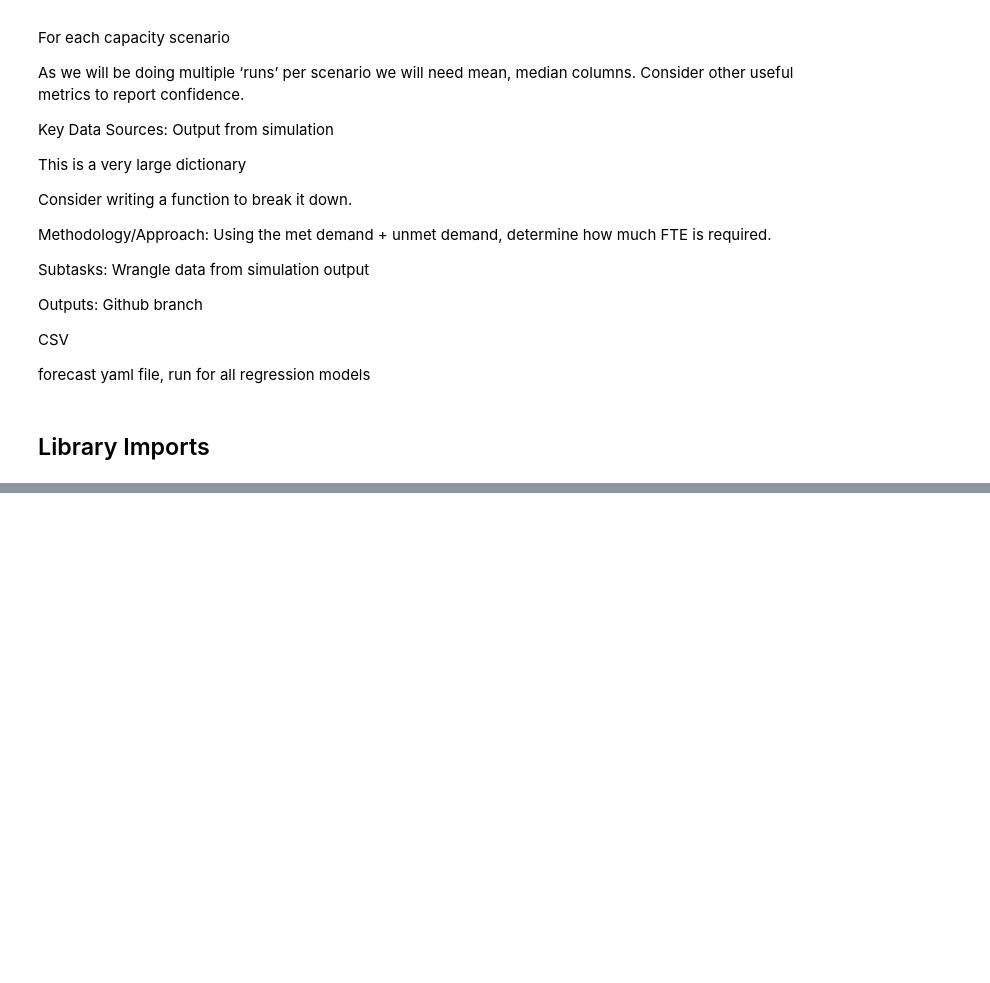
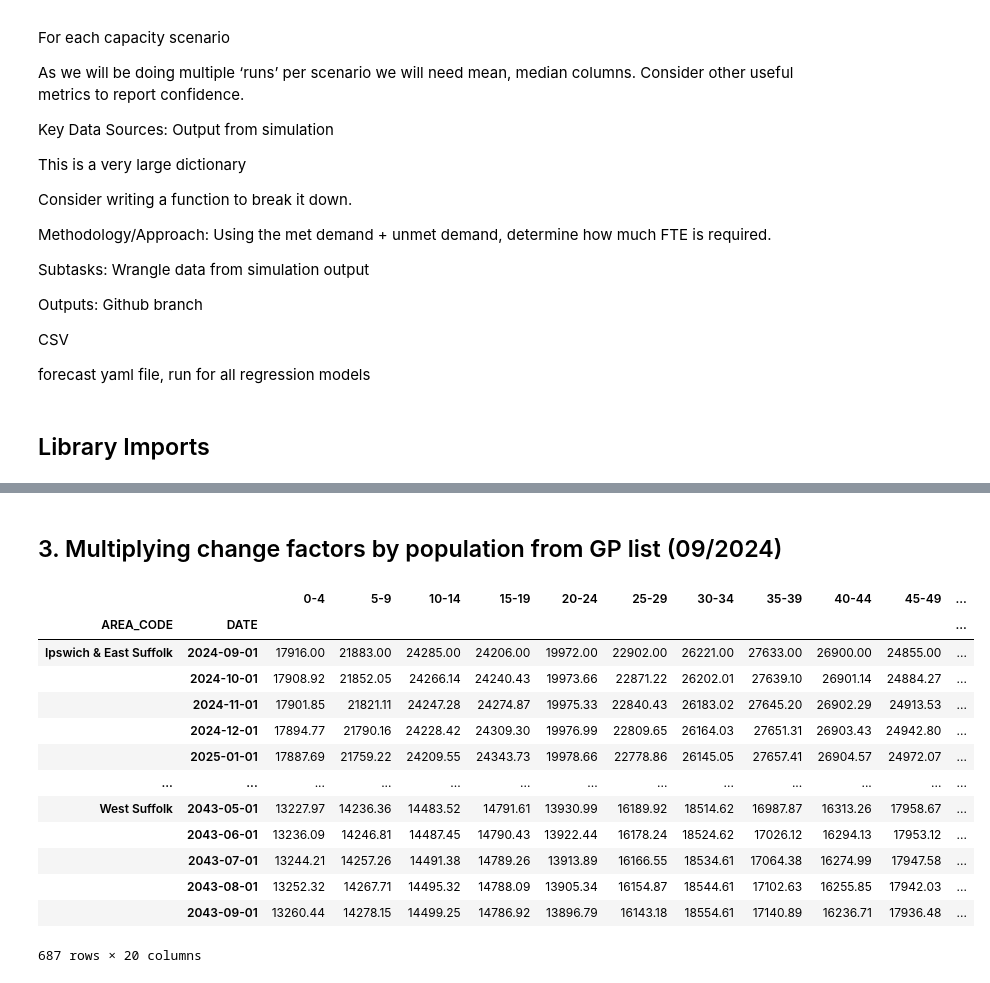
Before and after one commit to Norfolk-Suffolk-ICS/PrimaryCareDemandAndCapacity, a Jupyter notebook: notebooks/2d_Appointments.ipynb, the cells around one changed output, grey strips where cells are left out. Drawn from its saved outputs; the diff is of its cells as text; code cells hidden in the pictures; blank space fills up the shorter version.

```diff
--- a/notebooks/2d_Appointments.ipynb
+++ b/notebooks/2d_Appointments.ipynb
@@ -91,0 +201,7 @@ appointments_df = appointments_catalog_entry.load()
+# %%
+# Transposing the dataframe
+patients_df_transformed = (patients_df.T).stack(level='AREA_CODE').reset_index()
+patients_df_transformed = patients_df_transformed.drop(columns = ['level_0'])
+patients_df_transformed.columns.name = None
+
+patients_df_transformed
@@ -91,0 +398,23 @@ appointments_df = appointments_catalog_entry.load()
+# %% [markdown]
+## 3. Multiplying change factors by population from GP list (09/2024)
+# %%
+interpolated_df.loc[:,GP_LIST_AGE_LABELS] = (interpolated_df.loc[:,GP_LIST_AGE_LABELS] * patients_df_transformed.set_index('AREA_CODE')).round(2)
+
+# Calculating the total population
+interpolated_df['Total Population'] = interpolated_df.sum(axis=1)
+interpolated_df
+# %% [output]
+|  |  | 0-4 | 5-9 | 10-14 | 15-19 | 20-24 | 25-29 | 30-34 | 35-39 | 40-44 | 45-49 | ... |
+| AREA_CODE | DATE |  |  |  |  |  |  |  |  |  |  | ... |
+| Ipswich & East Suffolk | 2024-09-01 | 17916.00 | 21883.00 | 24285.00 | 24206.00 | 19972.00 | 22902.00 | 26221.00 | 27633.00 | 26900.00 | 24855.00 | ... |
+|  | 2024-10-01 | 17908.92 | 21852.05 | 24266.14 | 24240.43 | 19973.66 | 22871.22 | 26202.01 | 27639.10 | 26901.14 | 24884.27 | ... |
+|  | 2024-11-01 | 17901.85 | 21821.11 | 24247.28 | 24274.87 | 19975.33 | 22840.43 | 26183.02 | 27645.20 | 26902.29 | 24913.53 | ... |
+|  | 2024-12-01 | 17894.77 | 21790.16 | 24228.42 | 24309.30 | 19976.99 | 22809.65 | 26164.03 | 27651.31 | 26903.43 | 24942.80 | ... |
+|  | 2025-01-01 | 17887.69 | 21759.22 | 24209.55 | 24343.73 | 19978.66 | 22778.86 | 26145.05 | 27657.41 | 26904.57 | 24972.07 | ... |
+| ... | ... | ... | ... | ... | ... | ... | ... | ... | ... | ... | ... | ... |
+| West Suffolk | 2043-05-01 | 13227.97 | 14236.36 | 14483.52 | 14791.61 | 13930.99 | 16189.92 | 18514.62 | 16987.87 | 16313.26 | 17958.67 | ... |
+|  | 2043-06-01 | 13236.09 | 14246.81 | 14487.45 | 14790.43 | 13922.44 | 16178.24 | 18524.62 | 17026.12 | 16294.13 | 17953.12 | ... |
+|  | 2043-07-01 | 13244.21 | 14257.26 | 14491.38 | 14789.26 | 13913.89 | 16166.55 | 18534.61 | 17064.38 | 16274.99 | 17947.58 | ... |
+|  | 2043-08-01 | 13252.32 | 14267.71 | 14495.32 | 14788.09 | 13905.34 | 16154.87 | 18544.61 | 17102.63 | 16255.85 | 17942.03 | ... |
+|  | 2043-09-01 | 13260.44 | 14278.15 | 14499.25 | 14786.92 | 13896.79 | 16143.18 | 18554.61 | 17140.89 | 16236.71 | 17936.48 | ... |
+687 rows × 20 columns
```
Also changed, not shown: parts of 21 cells of this notebook, 7 other files.
